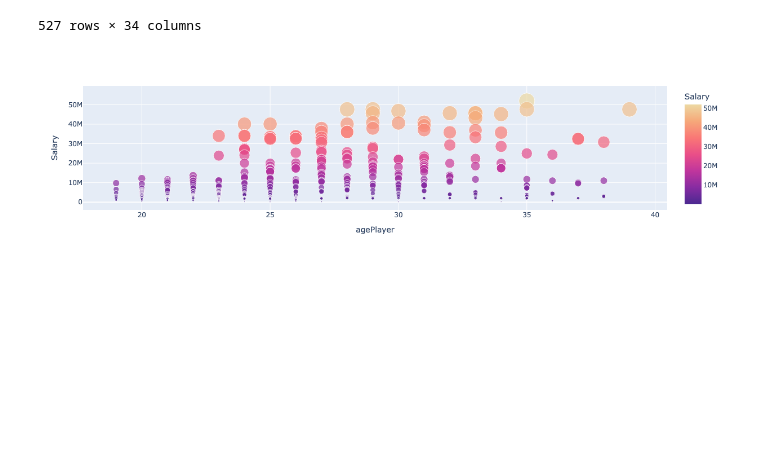
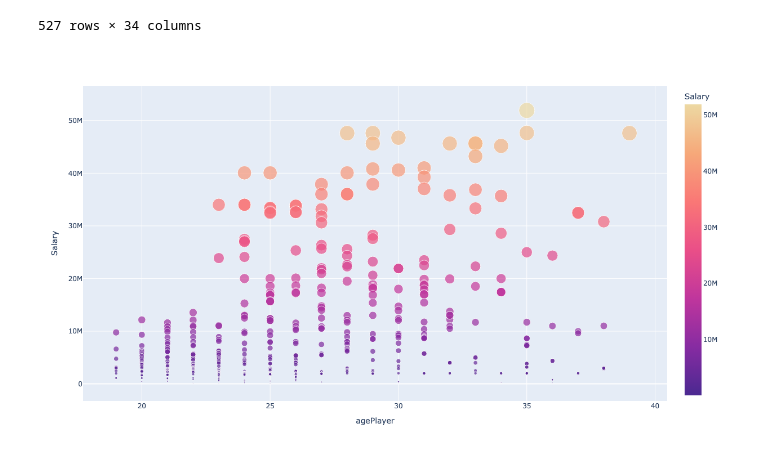
Before and after one commit to m-1806/nba, a Jupyter notebook: M.ipynb, the cells around one changed output. Drawn from its saved outputs; the diff is of its cells as text; code cells hidden in the pictures; blank space fills up the shorter version.

Commit message:
SIZE

```diff
--- a/M.ipynb
+++ b/M.ipynb
@@ -240,7 +240,7 @@ SS
 527 rows × 34 columns
 # %%
 fig = px.scatter(SS, x="agePlayer", y="Salary", color = "Salary",
-                 size='Salary', hover_data=['namePlayer'], color_continuous_scale=px.colors.sequential.Agsunset)
+                 size='Salary', hover_data=['namePlayer'], color_continuous_scale=px.colors.sequential.Agsunset, height=700)
 fig.show()
 # %% [output]
-[figure, old version]
+[figure, new version]
```
